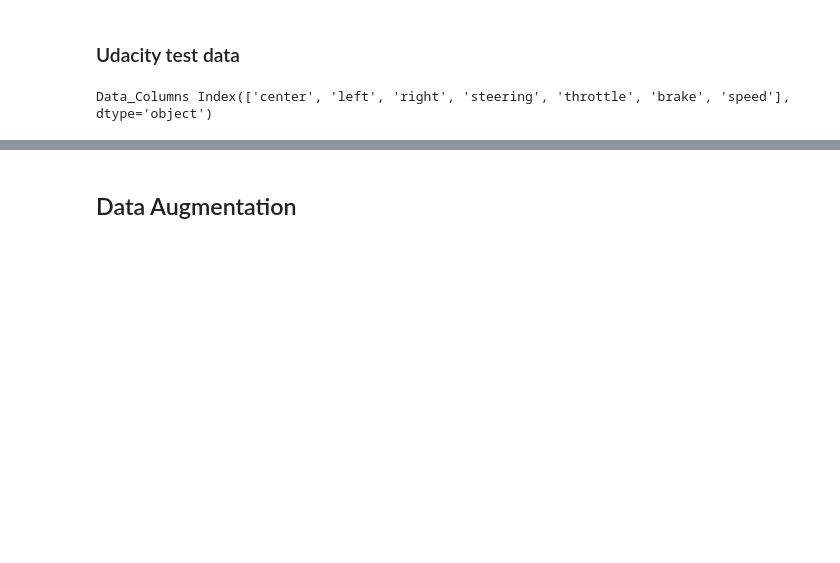
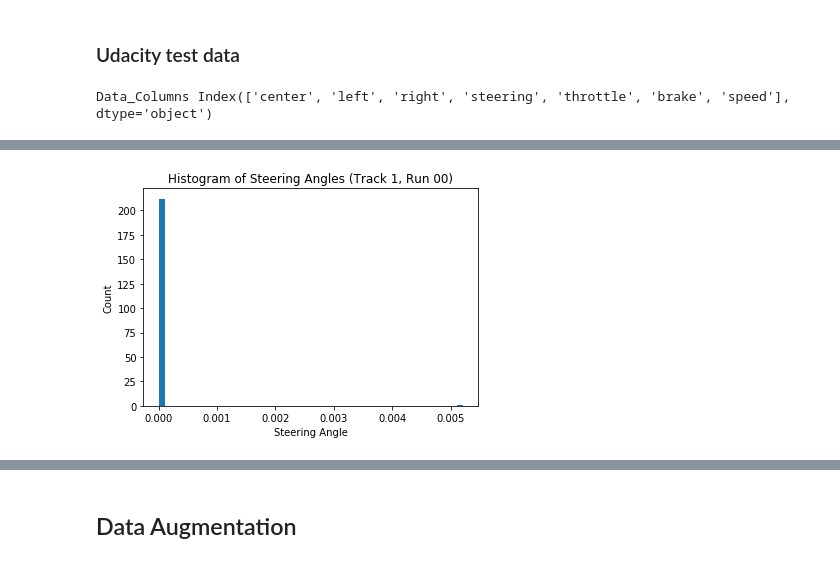
Before and after one commit to putza/CarND-Behavioral-Cloning-P3, a Jupyter notebook: model.ipynb, the cells around one changed output, grey strips where cells are left out. Saved outputs shown, nothing was run; the diff lists cells and outputs as text; code cells hidden in the pictures; blank space fills up the shorter version.

```diff
--- a/model.ipynb
+++ b/model.ipynb
@@ -68,0 +79,10 @@ plt.savefig('examples/im_histogram_udacity.png')
+# %%
+plt.figure()
+plt.hist(df['steering'],51);
+
+plt.title('Histogram of Steering Angles (Track 1, Run 00)')
+plt.xlabel('Steering Angle')
+plt.ylabel('Count')
+plt.savefig('examples/im_histogram_t1r00.png')
+# %% [output]
+[figure, added]
```
Also changed, not shown: parts of 25 cells of this notebook, 2 other files.
